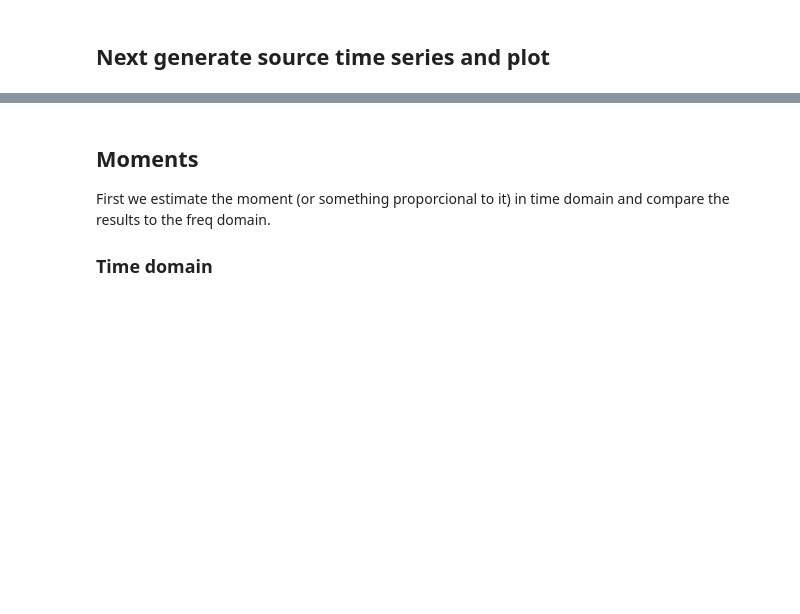
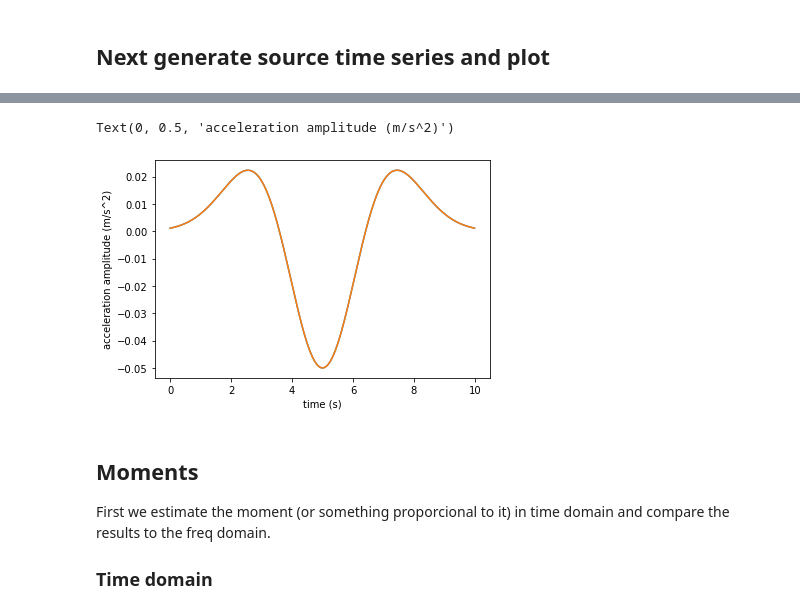
Before and after one commit to seismopy/mopy, a Jupyter notebook: docs/notebooks/source_model.ipynb, the cells around one changed output, grey strips where cells are left out. Saved outputs shown, nothing was run; the diff lists cells and outputs as text; code cells hidden in the pictures; blank space fills up the shorter version.

```diff
--- a/docs/notebooks/source_model.ipynb
+++ b/docs/notebooks/source_model.ipynb
@@ -43,3 +53,4 @@ x = np.arange(0, 10, dt)
 
 source_disp = get_gaus(x, a=a, b=b, c=c)
 source_vel = get_d_gaus(x, a=a, b=b, c=c)
+source_accel = get_dd_gaus(x, a=a, b=b, c=c)
@@ -54,3 +81,13 @@ plt.ylabel('velocity amplitude (m)')
+# %%
+source_accel_eq = -a*np.exp(exp)/(denom/2) + a*fact**2*np.exp(exp)/denom**2
+# %%
+plt.plot(x, source_accel)
+plt.plot(t, source_accel_eq)
+plt.xlabel('time (s)')
+plt.ylabel('acceleration amplitude (m/s^2)')
+# %% [output]
+Text(0, 0.5, 'acceleration amplitude (m/s^2)')
+[figure, added]
 # %% [markdown]
 ## Moments
 First we estimate the moment (or something proporcional to it) in time domain and compare the results to the freq domain.
```
Also changed, not shown: parts of 9 cells of this notebook, 7 other files.
